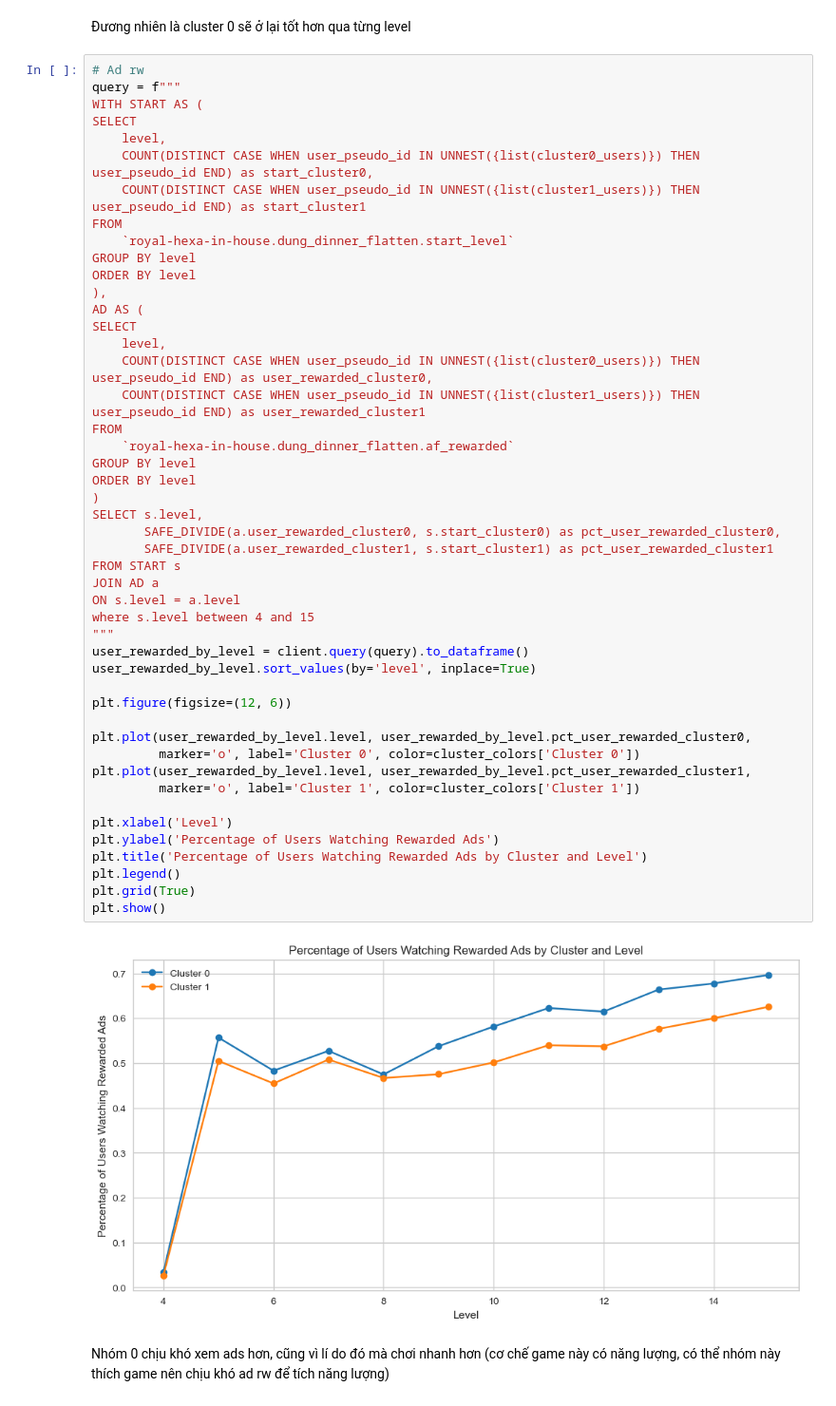
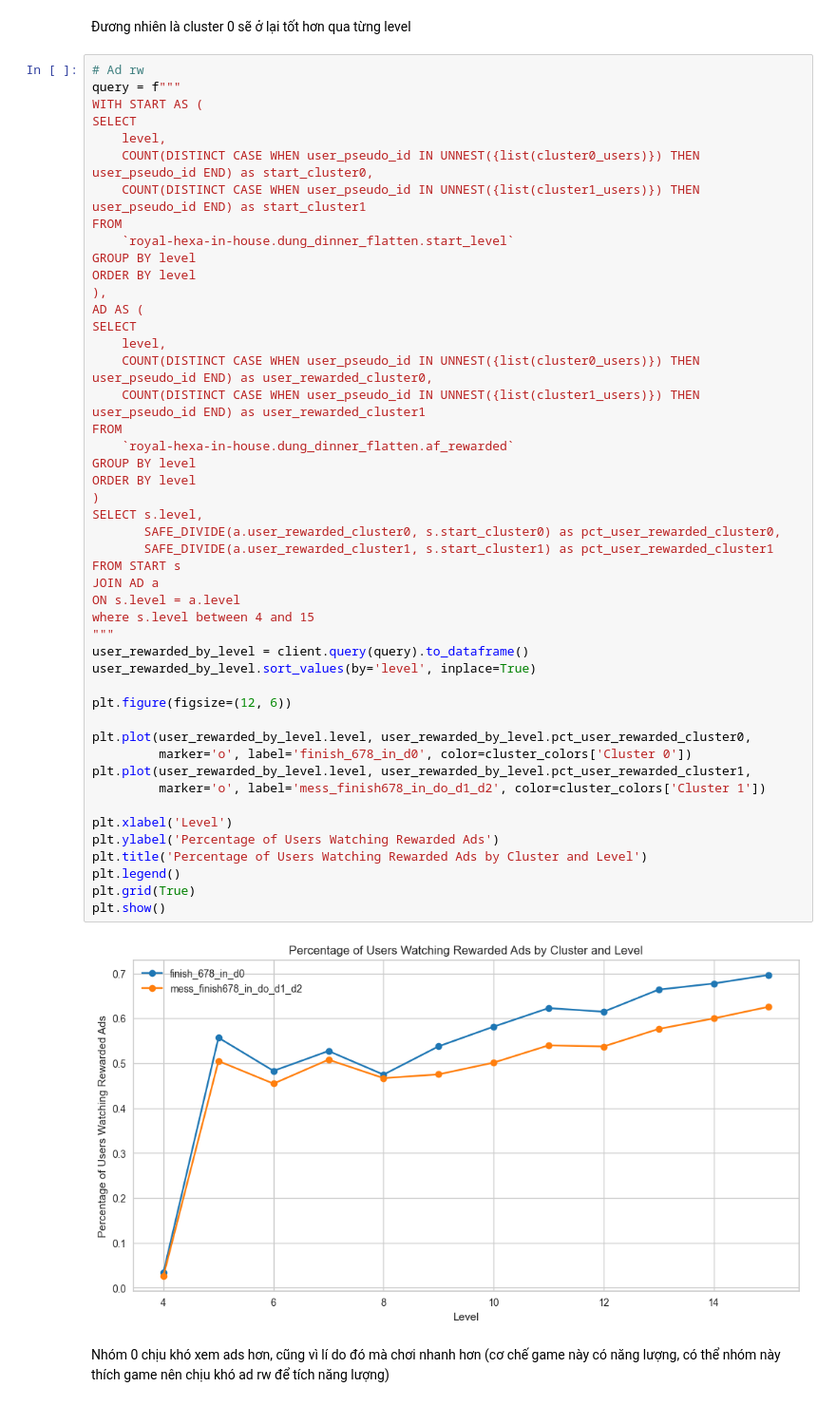
Before and after one commit to Ciss48/segement_dinner, a Jupyter notebook: dinner_update.ipynb, the cells around one changed output. Shown at 95% size. Cells and saved outputs as stored; diff of their text form.

```diff
--- a/dinner_update.ipynb
+++ b/dinner_update.ipynb
@@ -684,36 +665,36 @@ SELECT
     COUNT(DISTINCT CASE WHEN user_pseudo_id IN UNNEST({list(cluster0_users)}) THEN user_pseudo_id END) as user_rewarded_cluster0,
     COUNT(DISTINCT CASE WHEN user_pseudo_id IN UNNEST({list(cluster1_users)}) THEN user_pseudo_id END) as user_rewarded_cluster1
 FROM
     `royal-hexa-in-house.dung_dinner_flatten.af_rewarded`
 GROUP BY level
 ORDER BY level
 )
 SELECT s.level,
        SAFE_DIVIDE(a.user_rewarded_cluster0, s.start_cluster0) as pct_user_rewarded_cluster0,
        SAFE_DIVIDE(a.user_rewarded_cluster1, s.start_cluster1) as pct_user_rewarded_cluster1
 FROM START s
 JOIN AD a
 ON s.level = a.level
 where s.level between 4 and 15
 """
 user_rewarded_by_level = client.query(query).to_dataframe()
 user_rewarded_by_level.sort_values(by='level', inplace=True)
 
 plt.figure(figsize=(12, 6))
 
 plt.plot(user_rewarded_by_level.level, user_rewarded_by_level.pct_user_rewarded_cluster0,
-         marker='o', label='Cluster 0', color=cluster_colors['Cluster 0'])
+         marker='o', label='finish_678_in_d0', color=cluster_colors['Cluster 0'])
 plt.plot(user_rewarded_by_level.level, user_rewarded_by_level.pct_user_rewarded_cluster1,
-         marker='o', label='Cluster 1', color=cluster_colors['Cluster 1'])
+         marker='o', label='mess_finish678_in_do_d1_d2', color=cluster_colors['Cluster 1'])
 
 plt.xlabel('Level')
 plt.ylabel('Percentage of Users Watching Rewarded Ads')
 plt.title('Percentage of Users Watching Rewarded Ads by Cluster and Level')
 plt.legend()
 plt.grid(True)
 plt.show()
 # %% [output]
-[figure, old version]
+[figure, new version]
 # %% [markdown]
 Nhóm 0 chịu khó xem ads hơn, cũng vì lí do đó mà chơi nhanh hơn (cơ chế game này có năng lượng, có thể nhóm này thích game nên chịu khó ad rw để tích năng lượng)
 # %%
```
Also changed, not shown: parts of 73 cells of this notebook.
